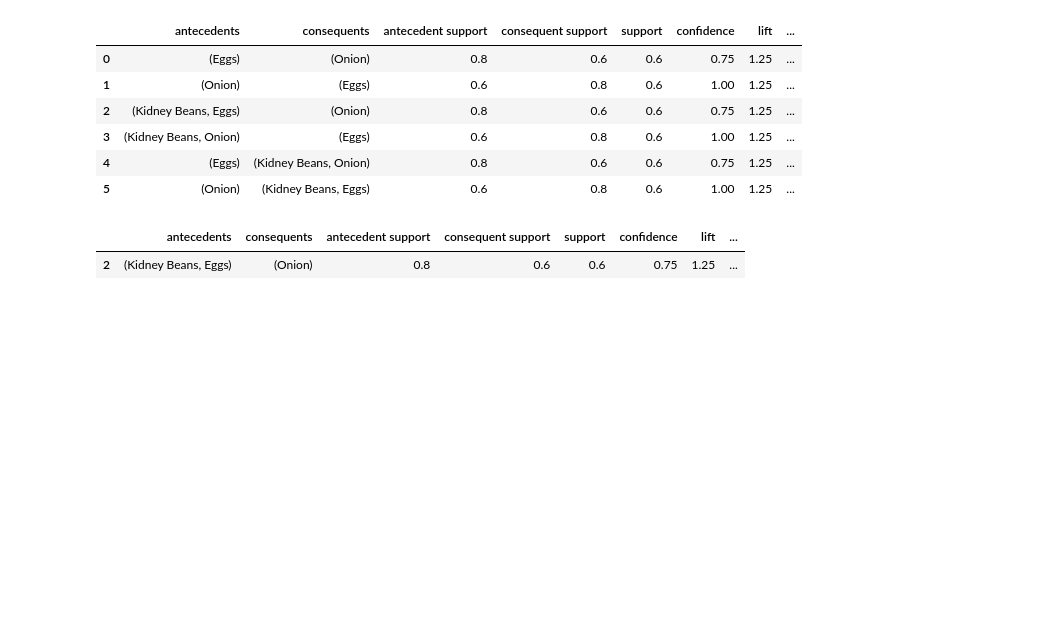
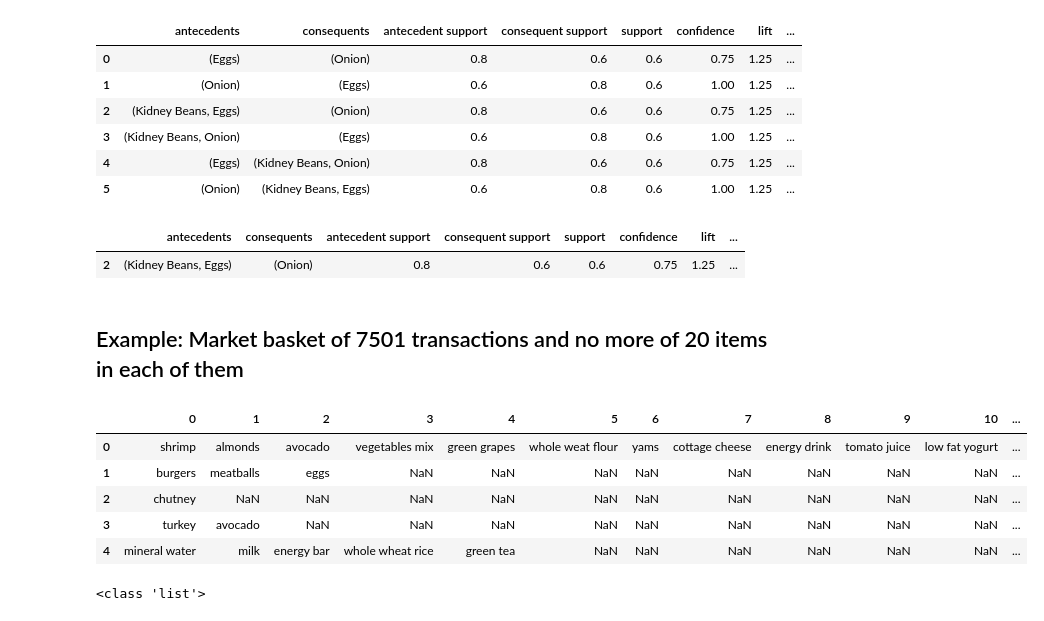
Before and after one commit to eacunafer/Data-Mining-Machine-Learning-subgraduado-, a Jupyter notebook: notebooks/arules12022.ipynb, the cells around one changed output. Drawn from its saved outputs; the diff is of its cells as text; code cells hidden in the pictures; blank space fills up the shorter version.

```diff
--- a/notebooks/arules12022.ipynb
+++ b/notebooks/arules12022.ipynb
@@ -117,3 +135,24 @@ rules[rules['antecedents'] == {'Eggs', 'Kidney Beans'}]
 # %% [output]
 |  | antecedents | consequents | antecedent support | consequent support | support | confidence | lift | ... |
 | 2 | (Kidney Beans, Eggs) | (Onion) | 0.8 | 0.6 | 0.6 | 0.75 | 1.25 | ... |
+# %% [markdown]
+## Example: Market basket of 7501 transactions and no more of 20 items in each of them
+# %%
+#the data is available at https://stackabuse.com/association-rule-mining-via-apriori-algorithm-in-python/
+store_data = pd.read_csv('https://academic.uprm.edu/eacuna/store_data.csv',header=None)
+store_data.head()
+# %% [output]
+|  | 0 | 1 | 2 | 3 | 4 | 5 | 6 | 7 | 8 | 9 | 10 | ... |
+| 0 | shrimp | almonds | avocado | vegetables mix | green grapes | whole weat flour | yams | cottage cheese | energy drink | tomato juice | low fat yogurt | ... |
+| 1 | burgers | meatballs | eggs | NaN | NaN | NaN | NaN | NaN | NaN | NaN | NaN | ... |
+| 2 | chutney | NaN | NaN | NaN | NaN | NaN | NaN | NaN | NaN | NaN | NaN | ... |
+| 3 | turkey | avocado | NaN | NaN | NaN | NaN | NaN | NaN | NaN | NaN | NaN | ... |
+| 4 | mineral water | milk | energy bar | whole wheat rice | green tea | NaN | NaN | NaN | NaN | NaN | NaN | ... |
+# %%
+#converting the dataframe in a list
+records = []
+for i in range(0, 7501):
+    records.append([str(store_data.values[i,j]) for j in range(0, 20)])
+print(type(records))
+# %% [output]
+<class 'list'>
```
Also changed, not shown: parts of 8 cells of this notebook, 2 other files.
